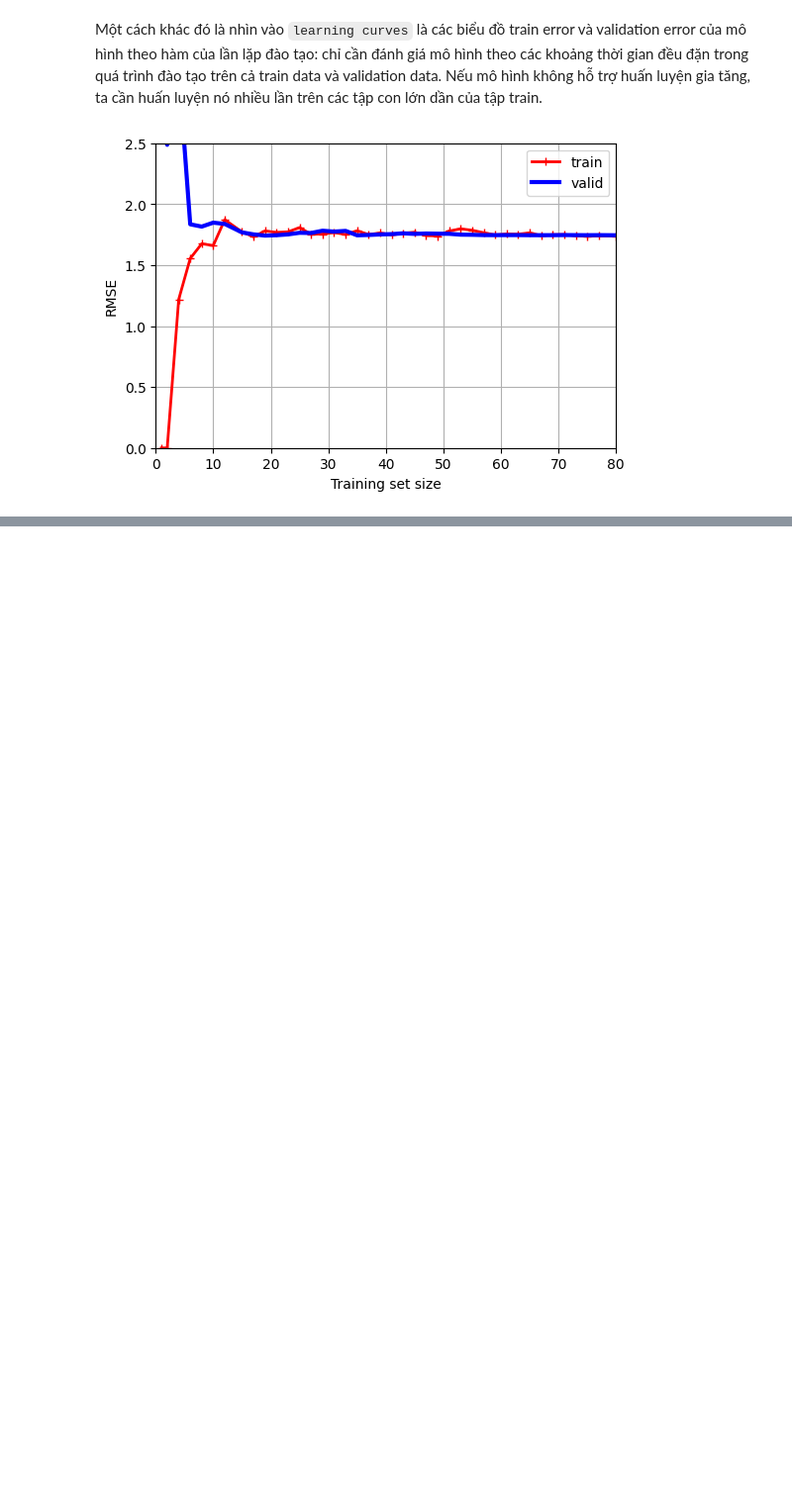
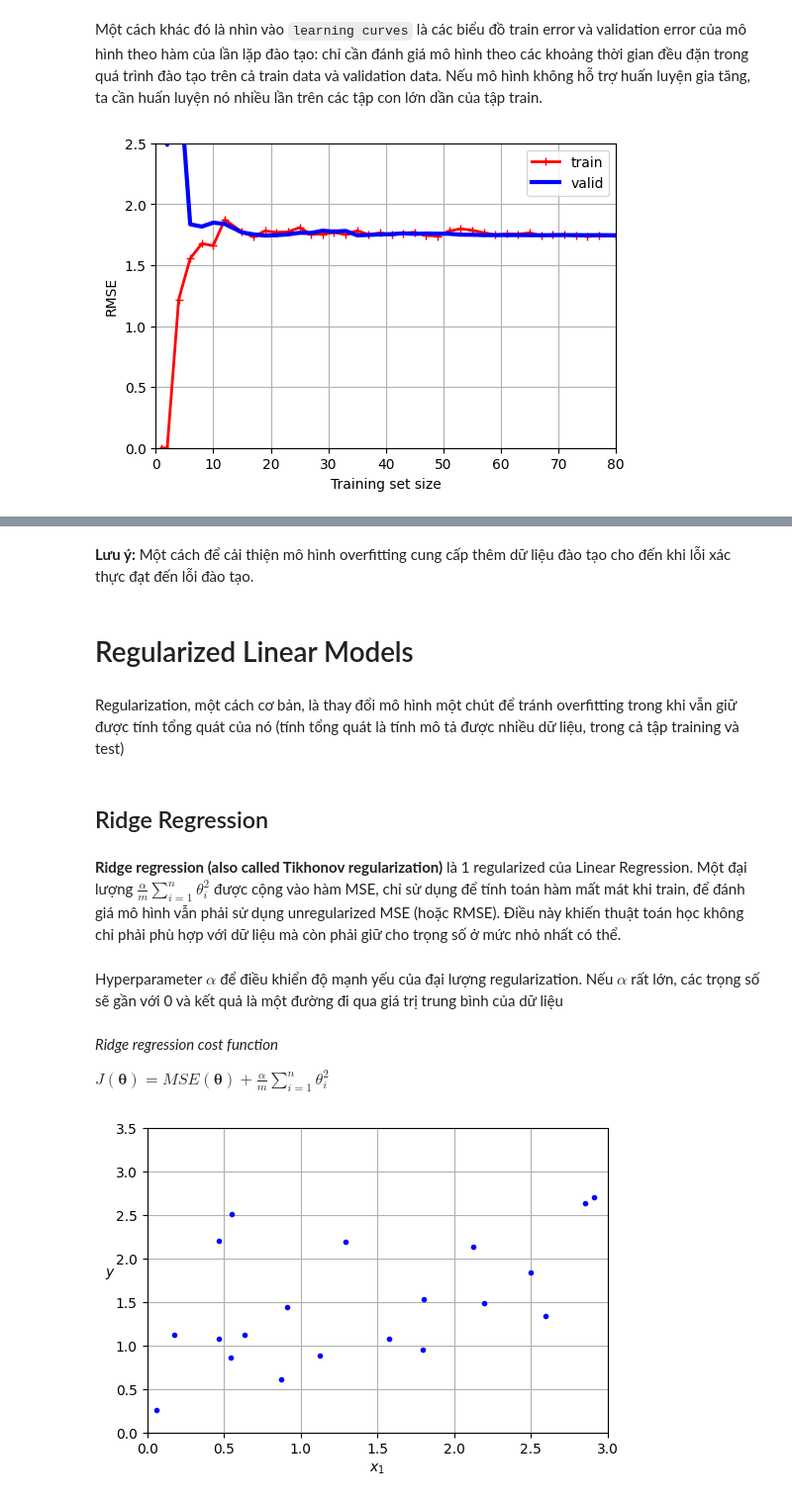
Before and after one commit to hoaghiepp/ml_learning, a Jupyter notebook: 04_training_models.ipynb, the cells around one changed output, grey strips where cells are left out. Shown: that part at 99% size. Cells and saved outputs as stored; diff of their text form; code cells hidden in the pictures; blank space fills up the shorter version.

```diff
--- a/04_training_models.ipynb
+++ b/04_training_models.ipynb
@@ -397,0 +432,37 @@ plt.show()
+# %% [markdown]
+**Lưu ý:** Một cách để cải thiện mô hình overfitting cung cấp thêm dữ liệu đào tạo cho đến khi lỗi xác thực đạt đến lỗi đào tạo.
+# %% [markdown]
+# Regularized Linear Models
+# %% [markdown]
+Regularization, một cách cơ bản, là thay đổi mô hình một chút để tránh overfitting trong khi vẫn giữ được tính tổng quát của nó (tính tổng quát là tính mô tả được nhiều dữ liệu, trong cả tập training và test)
+# %% [markdown]
+## Ridge Regression
+# %% [markdown]
+**Ridge regression (also called Tikhonov regularization)** là 1 regularized của Linear Regression. Một đại lượng $\frac{\alpha}{m} \sum_{i=1}^n \theta_i^2$ được cộng vào hàm MSE, chỉ sử dụng để tính toán hàm mất mát khi train, để đánh giá mô hình vẫn phải sử dụng unregularized MSE (hoặc RMSE). Điều này khiến thuật toán học không chỉ phải phù hợp với dữ liệu mà còn phải giữ cho trọng số ở mức nhỏ nhất có thể.
+# %% [markdown]
+Hyperparameter $\alpha$ để điều khiển độ mạnh yếu của đại lượng regularization. Nếu $\alpha$ rất lớn, các trọng số sẽ gần với 0 và kết quả là một đường đi qua giá trị trung bình của dữ liệu
+# %% [markdown]
+*Ridge regression cost function*
+
+$J(\mathbf{\theta}) = MSE(\mathbf{\theta}) + \frac{\alpha}{m} \sum_{i=1}^n \theta_i^2$
+# %%
+# Let's generate a very small and noisy linear dataset:
+import numpy as np
+
+np.random.seed(42)
+m = 20
+X = 3 * np.random.rand(m, 1)
+y = 1 + 0.5 * X + np.random.randn(m, 1) / 1.5
+X_new = np.linspace(0, 3, 100).reshape(100, 1)
+# %%
+import matplotlib.pyplot as plt
+
+plt.figure(figsize=(6, 4))
+plt.plot(X, y, "b.")
+plt.xlabel("$x_1$")
+plt.ylabel("$y$", rotation=0)
+plt.axis((0, 3, 0, 3.5))
+plt.grid()
+plt.show()
+# %% [output]
+[figure, added]
```
Also changed, not shown: parts of 107 cells of this notebook.
